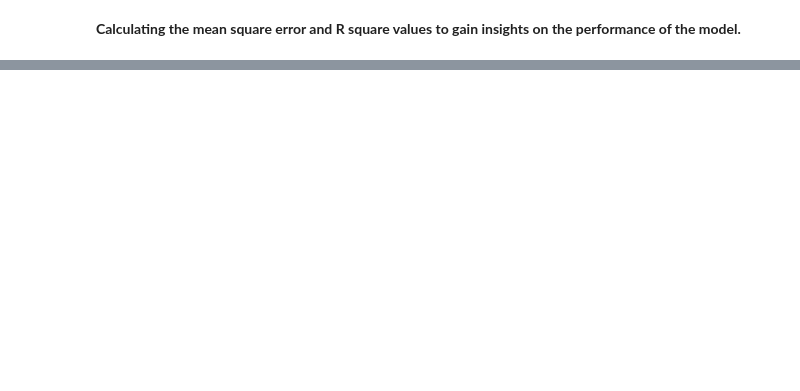
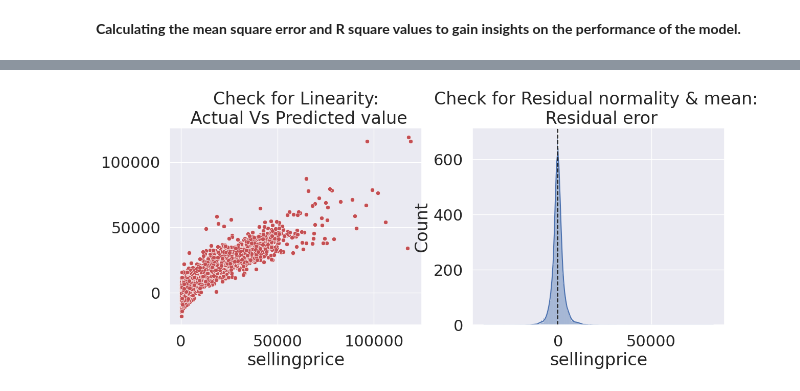
Before and after one commit to TameemAlghazaly/Data-Science-Projects, a Jupyter notebook: Car Prices Linear Regression/Car Prices Prediction Updated.ipynb, the cells around one changed output, grey strips where cells are left out. Cells and saved outputs as stored; diff of their text form; code cells hidden in the pictures; blank space fills up the shorter version.

```diff
--- a/Car Prices Linear Regression/Car Prices Prediction Updated.ipynb
+++ b/Car Prices Linear Regression/Car Prices Prediction Updated.ipynb
@@ -555,0 +563,15 @@ R square obtain for scikit learn library is : 0.8669933254070961
+# %%
+
+# Checking for linearity
+f = plt.figure(figsize=(14,5))
+ax = f.add_subplot(121)
+sns.scatterplot(x=y_test, y=y_pred_sk, ax=ax, color='r')
+ax.set_title('Check for Linearity:\n Actual Vs Predicted value')
+
+# Checking for residual normality & mean
+ax = f.add_subplot(122)
+sns.histplot(x=(y_test - y_pred_sk), ax=ax, color='b', kde=True)
+ax.axvline((y_test - y_pred_sk).mean(), color='k', linestyle='--')
+ax.set_title('Check for Residual normality & mean: \n Residual eror');
+# %% [output]
+[figure, added]
```
Also changed, not shown: parts of 13 cells of this notebook.
